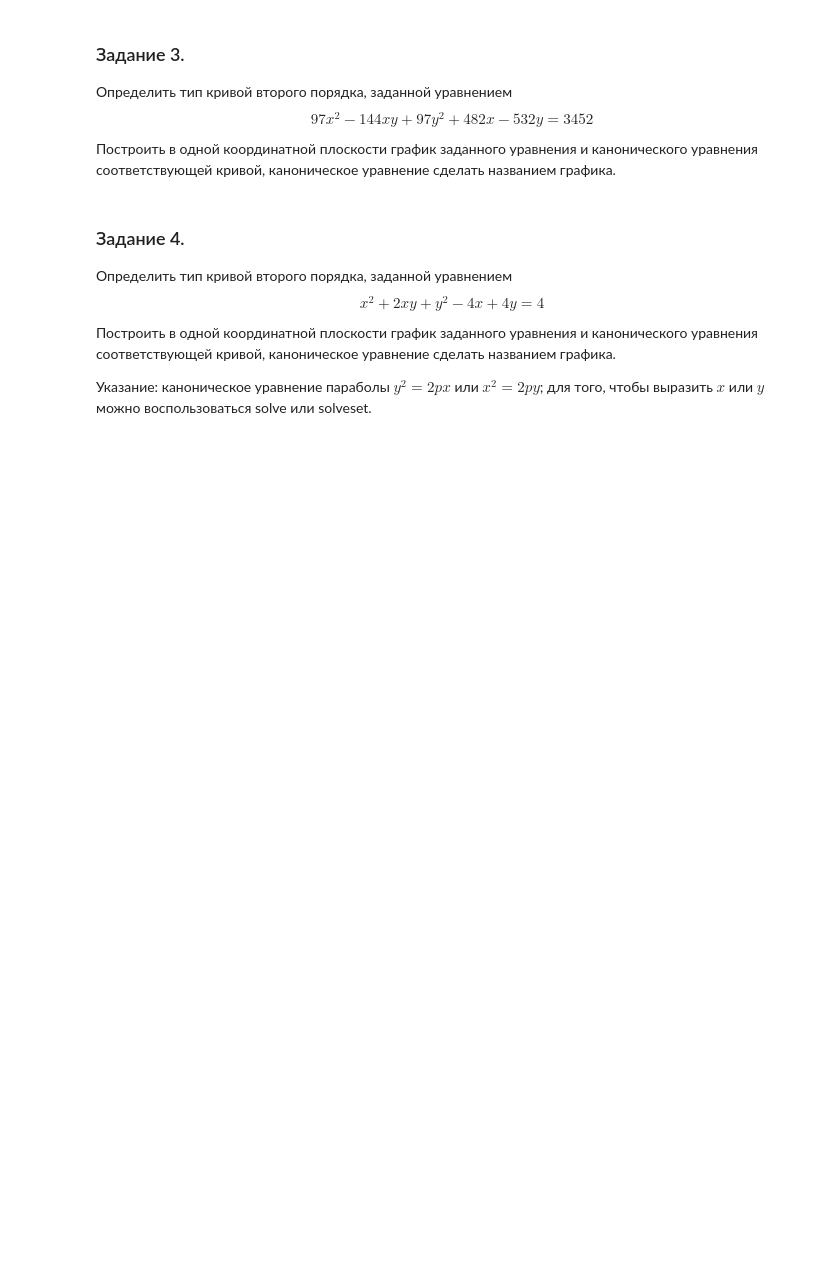
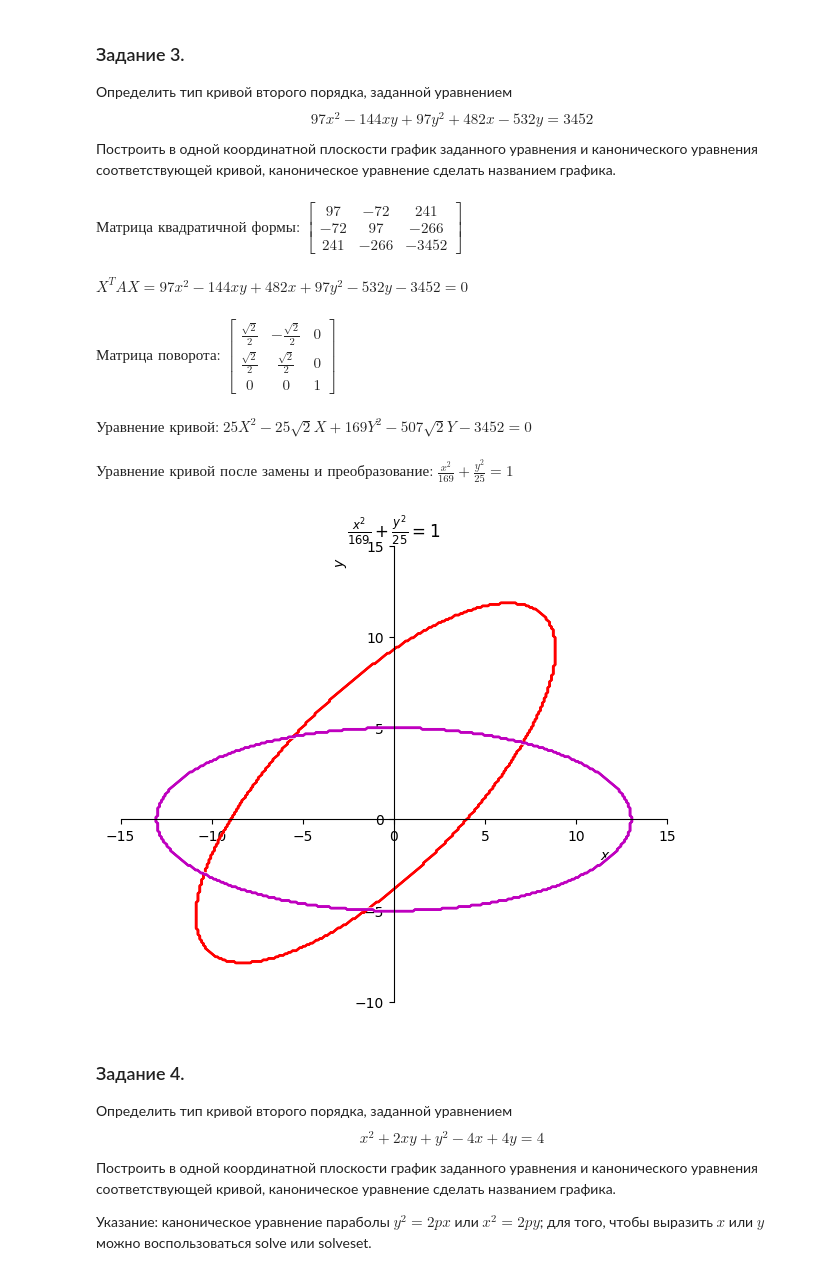
Before and after one commit to i80287/linalg, a Jupyter notebook: task12/Alg_12_2022_23_quadr_form_tasks.ipynb, the cells around one changed output. Cells and saved outputs as stored; diff of their text form; code cells hidden in the pictures; blank space fills up the shorter version.

```diff
--- a/task12/Alg_12_2022_23_quadr_form_tasks.ipynb
+++ b/task12/Alg_12_2022_23_quadr_form_tasks.ipynb
@@ -21,6 +88,69 @@ $$
 97x^2 - 144xy + 97y^2 + 482x - 532y = 3452
 $$
 Построить в одной координатной плоскости график заданного уравнения и канонического уравнения соответствующей кривой, каноническое уравнение сделать названием графика.
+# %%
+from sympy.abc import x, y, X, Y
+
+A: Matrix = Matrix([
+    [97, -72, 241],
+    [-72, 97, -266],
+    [241, -266, -3452]
+])
+X_vars: Matrix = Matrix([x, y, 1])
+print_expr("Матрица квадратичной формы:", A)
+eq = Eq(expand(X_vars.T * A * X_vars)[0], 0)
+print_expr(expression=f"X^T A X = {latex(eq)}", raw=False)
+
+alpha = sympy.acot((A[0, 0] - A[1, 1]) / (2 * A[0, 1])) / 2
+P: Matrix = simplify(Matrix([
+    [Cos(alpha), -Sin(alpha), 0],
+    [Sin(alpha), Cos(alpha), 0],
+    [0, 0, 1]
+]))
+print_expr("Матрица поворота:", P)
+A_new: Matrix = simplify(P.T * A * P)
+X_vars = Matrix([X, Y, 1])
+eq1 = expand((X_vars.T * A_new * X_vars)[0])
+print_expr("Уравнение кривой:", Eq(eq1, 0))
+
+X_vars_new: Matrix = Matrix((X - A_new[0, 2] / A_new[0, 0], Y - A_new[1, 2] / A_new[1, 1], 1))
+eq_new = simplify(expand((X_vars_new.T * A_new * X_vars_new)[0]))
+eq_new = eq_new / -eq_new.subs({X: 0, Y: 0}) + 1
+eq_new_xy = Eq(eq_new.subs({X: x, Y: y}), 1)
+print_expr("Уравнение кривой после замены и преобразование:", eq_new_xy)
+
+x_label_align: LiteralString = "\t\t\t\t\t\t\t\t\t\t\t\t"
+y_label_align: LiteralString = "\t\t\t\t\t\t\t\t\t\t\t\t"
+p = plot_implicit(
+    eq,
+    (x, -15, 15),
+    (y, -10, 15),
+    line_color='r',
+    aspect_ratio=(1, 1),
+    adaptive=False,
+    show=False,
+    title='$' + latex(eq_new_xy) + '$',
+    xlabel=x_label_align + "$x$",
+    ylabel=y_label_align + "$y$",
+    size=(6, 6),
+)
+p.extend(plot_implicit(
+    eq_new_xy,
+    (x, -15, 15),
+    (y, -10, 15),
+    line_color='m',
+    aspect_ratio=(1, 1),
+    adaptive=False,
+    show=False
+))
+p.show()
+# %% [output]
+$\text{Матрица квадратичной формы:}$ $\left[\begin{matrix}97 & -72 & 241\\-72 & 97 & -266\\241 & -266 & -3452\end{matrix}\right]$
+$X^T A X = 97 x^{2} - 144 x y + 482 x + 97 y^{2} - 532 y - 3452 = 0$
+$\text{Матрица поворота:}$ $\left[\begin{matrix}\frac{\sqrt{2}}{2} & - \frac{\sqrt{2}}{2} & 0\\\frac{\sqrt{2}}{2} & \frac{\sqrt{2}}{2} & 0\\0 & 0 & 1\end{matrix}\right]$
+$\text{Уравнение кривой:}$ $25 X^{2} - 25 \sqrt{2} X + 169 Y^{2} - 507 \sqrt{2} Y - 3452 = 0$
+$\text{Уравнение кривой после замены и преобразование:}$ $\frac{x^{2}}{169} + \frac{y^{2}}{25} = 1$
+[figure, added]
 # %% [markdown]
 ### Задание 4.
 Определить тип кривой второго порядка, заданной уравнением
```
Also changed, not shown: parts of 5 cells of this notebook, 1 other file.
